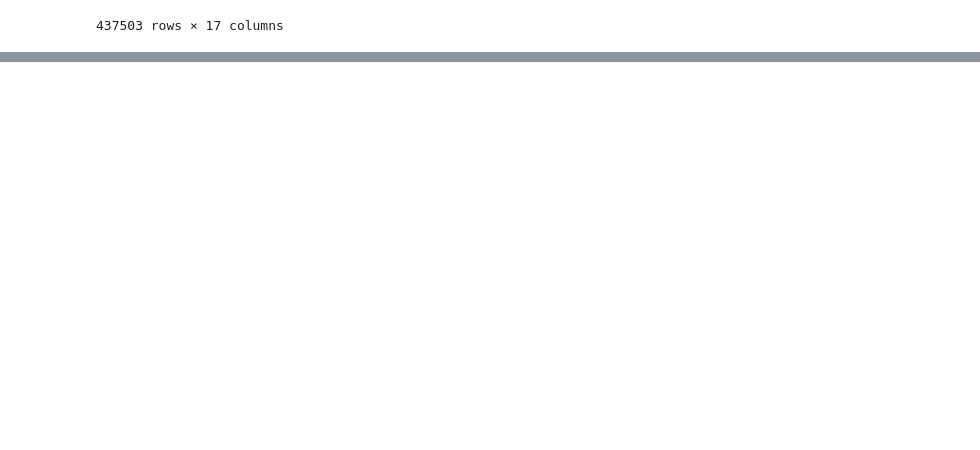
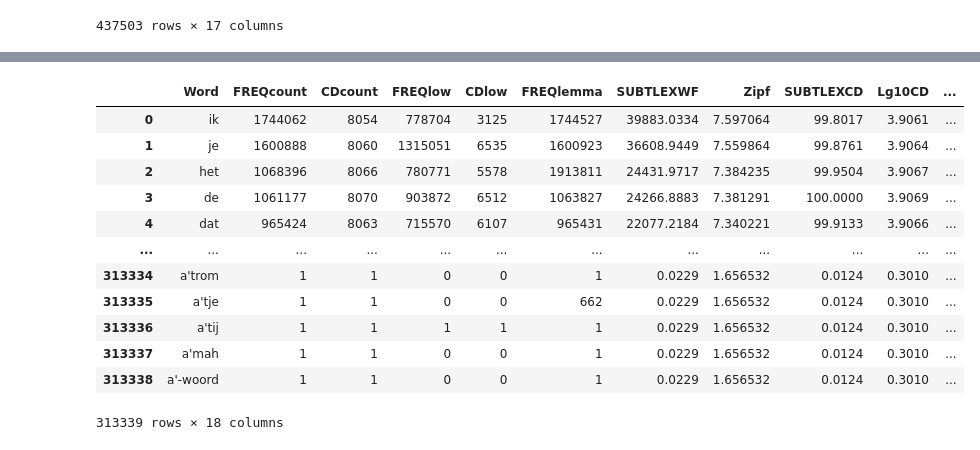
Before and after one commit to suneelbanerjee/MOUS_hierarchical-representations, a Jupyter notebook: master_table IPA.ipynb, the cells around one changed output, grey strips where cells are left out. Saved outputs shown, nothing was run; the diff lists cells and outputs as text; code cells hidden in the pictures; blank space fills up the shorter version.

```diff
--- a/master_table IPA.ipynb
+++ b/master_table IPA.ipynb
@@ -707,0 +466,19 @@ subtlex_IPA
+# %%
+#if 'Status' in df is 'drop', drop the row
+df = df[df['Status'] != 'drop']
+df.reset_index(drop = True, inplace = True)
+df
+# %% [output]
+|  | Word | FREQcount | CDcount | FREQlow | CDlow | FREQlemma | SUBTLEXWF | Zipf | SUBTLEXCD | Lg10CD | ... |
+| 0 | ik | 1744062 | 8054 | 778704 | 3125 | 1744527 | 39883.0334 | 7.597064 | 99.8017 | 3.9061 | ... |
+| 1 | je | 1600888 | 8060 | 1315051 | 6535 | 1600923 | 36608.9449 | 7.559864 | 99.8761 | 3.9064 | ... |
+| 2 | het | 1068396 | 8066 | 780771 | 5578 | 1913811 | 24431.9717 | 7.384235 | 99.9504 | 3.9067 | ... |
+| 3 | de | 1061177 | 8070 | 903872 | 6512 | 1063827 | 24266.8883 | 7.381291 | 100.0000 | 3.9069 | ... |
+| 4 | dat | 965424 | 8063 | 715570 | 6107 | 965431 | 22077.2184 | 7.340221 | 99.9133 | 3.9066 | ... |
+| ... | ... | ... | ... | ... | ... | ... | ... | ... | ... | ... | ... |
+| 313334 | a'trom | 1 | 1 | 0 | 0 | 1 | 0.0229 | 1.656532 | 0.0124 | 0.3010 | ... |
+| 313335 | a'tje | 1 | 1 | 0 | 0 | 662 | 0.0229 | 1.656532 | 0.0124 | 0.3010 | ... |
+| 313336 | a'tij | 1 | 1 | 1 | 1 | 1 | 0.0229 | 1.656532 | 0.0124 | 0.3010 | ... |
+| 313337 | a'mah | 1 | 1 | 0 | 0 | 1 | 0.0229 | 1.656532 | 0.0124 | 0.3010 | ... |
+| 313338 | a'-woord | 1 | 1 | 0 | 0 | 1 | 0.0229 | 1.656532 | 0.0124 | 0.3010 | ... |
+313339 rows × 18 columns
```
Also changed, not shown: parts of 44 cells of this notebook, 3 other files.
